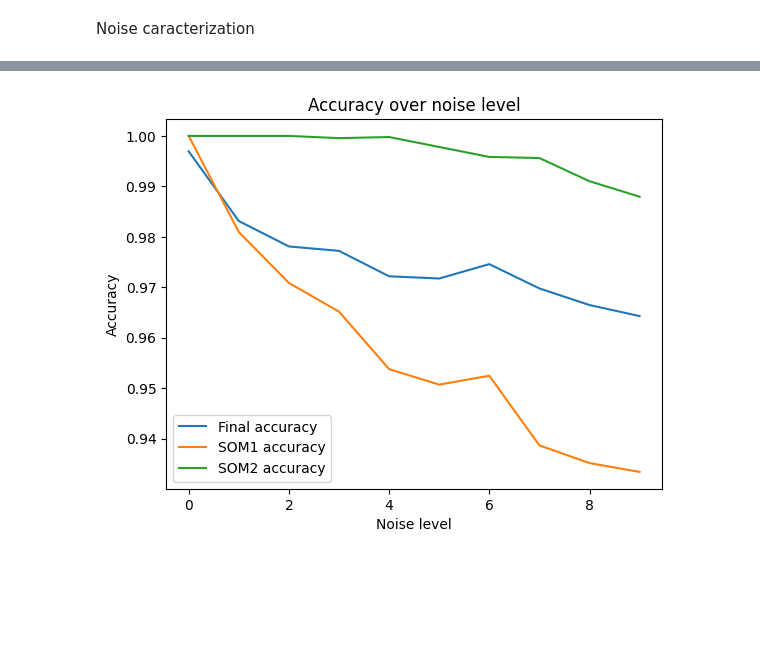
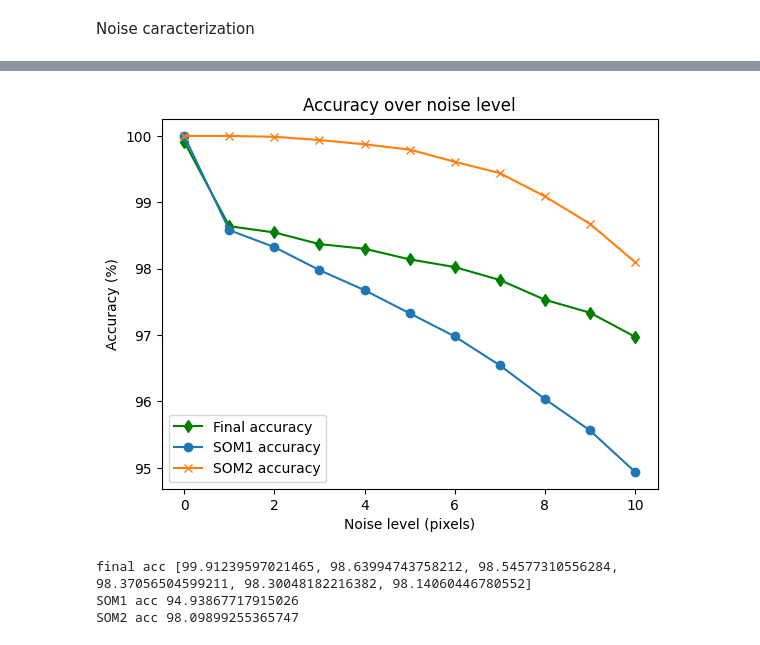
Before and after one commit to I-Zuniga/Event_Star_tracker, a Jupyter notebook: jupyter_notebooks/train_multi_som.ipynb, the cells around one changed output, grey strips where cells are left out. Drawn from its saved outputs; the diff is of its cells as text; code cells hidden in the pictures; blank space fills up the shorter version.

```diff
--- a/jupyter_notebooks/train_multi_som.ipynb
+++ b/jupyter_notebooks/train_multi_som.ipynb
@@ -88,7 +85,7 @@ features_vec_1 = []
 features_vec_2 = []
 
 
-feature_type_1 = 'permutation_angle_dist'
+feature_type_1 = 'permutation_angle_sqrt_dist'
 feature_type_2 = 'permutation'
 
 # Compute the distances in the x and y axes to each of the five closest stars for each star
@@ -261,5 +262,5 @@ SOM 2 size = 62 x 62 = 3844
 # %%
 #Quick train
-som1.train_random(data=features_1_n, num_iteration=5_000_000, verbose= True)
-som2.train_random(data=features_2_n, num_iteration=5_000_000, verbose= True)
+som1.train_random(data=features_1_n, num_iteration=7_000_000, verbose= True)
+som2.train_random(data=features_2_n, num_iteration=7_000_000, verbose= True)
 # %% [output]
@@ -428,14 +421,14 @@ mesh_size = 80
 catalog_filter = 6
 name = 'n'+ str(mesh_size) +'_tycho' + str(catalog_filter)
 
-name = 'n78_88_tycho6'
+name = 'acc96_n89_89_tycho6_permutation_multi_permutation'
 
 #Load som from previusly trained model
 with open('../data/SOM_parameters/'+name+'/som1_'+ name + '.p', 'rb') as infile:
     som1, som2 = pickle.load(infile)
 
 #Load normalization parameters
-with open('../data/SOM_parameters/'+name+'/normalization_parameters_tycho' + str(name[-1]) + '.p', 'rb') as infile:
+with open('../data/SOM_parameters/'+name+'/normalization_parameters_tycho' + str(catalog_filter) + '.p', 'rb') as infile:
     norm_param = pickle.load(infile)
 
 #Load dictionary with the star features
@@ -876,14 +871,26 @@ total time per star= 0.0008616917393367332
 # %%
 # Plot the accuracy over the noise level
+from pytest import mark
+average_results = np.mean(np.array(results_vec, dtype=object) , axis=0)
+
+
 plt.figure()
-plt.plot(np.arange(10), [x[0][0] for x in results], label='Final accuracy')
-plt.plot(np.arange(10), [x[1][0] for x in results], label='SOM1 accuracy')
-plt.plot(np.arange(10), [x[1][1] for x in results], label='SOM2 accuracy')
+plt.plot(np.arange(11), [x[0][0]*100 for x in average_results], label='Final accuracy',marker='d', color='green')
+plt.plot(np.arange(11), [x[1][0]*100 for x in average_results], label='SOM1 accuracy', marker='o', )
+plt.plot(np.arange(11), [x[1][1]*100 for x in average_results], label='SOM2 accuracy', marker='x', )
 
 plt.title('Accuracy over noise level')
-plt.xlabel('Noise level')
-plt.ylabel('Accuracy')
+plt.xlabel('Noise level (pixels)')
+plt.ylabel('Accuracy (%)')
 plt.legend()
 plt.show()
 # %% [output]
-[figure, old version]
+[figure, new version]
+# %%
+print('final acc', [x[0][0]*100 for x in average_results][0:6])
+print('SOM1 acc', [x[1][0]*100 for x in average_results][10])
+print('SOM2 acc', [x[1][1]*100 for x in average_results][10])
+# %% [output]
+final acc [99.91239597021465, 98.63994743758212, 98.54577310556284, 98.37056504599211, 98.30048182216382, 98.14060446780552]
+SOM1 acc 94.93867717915026
+SOM2 acc 98.09899255365747
```
Also changed, not shown: parts of 10 cells of this notebook.
